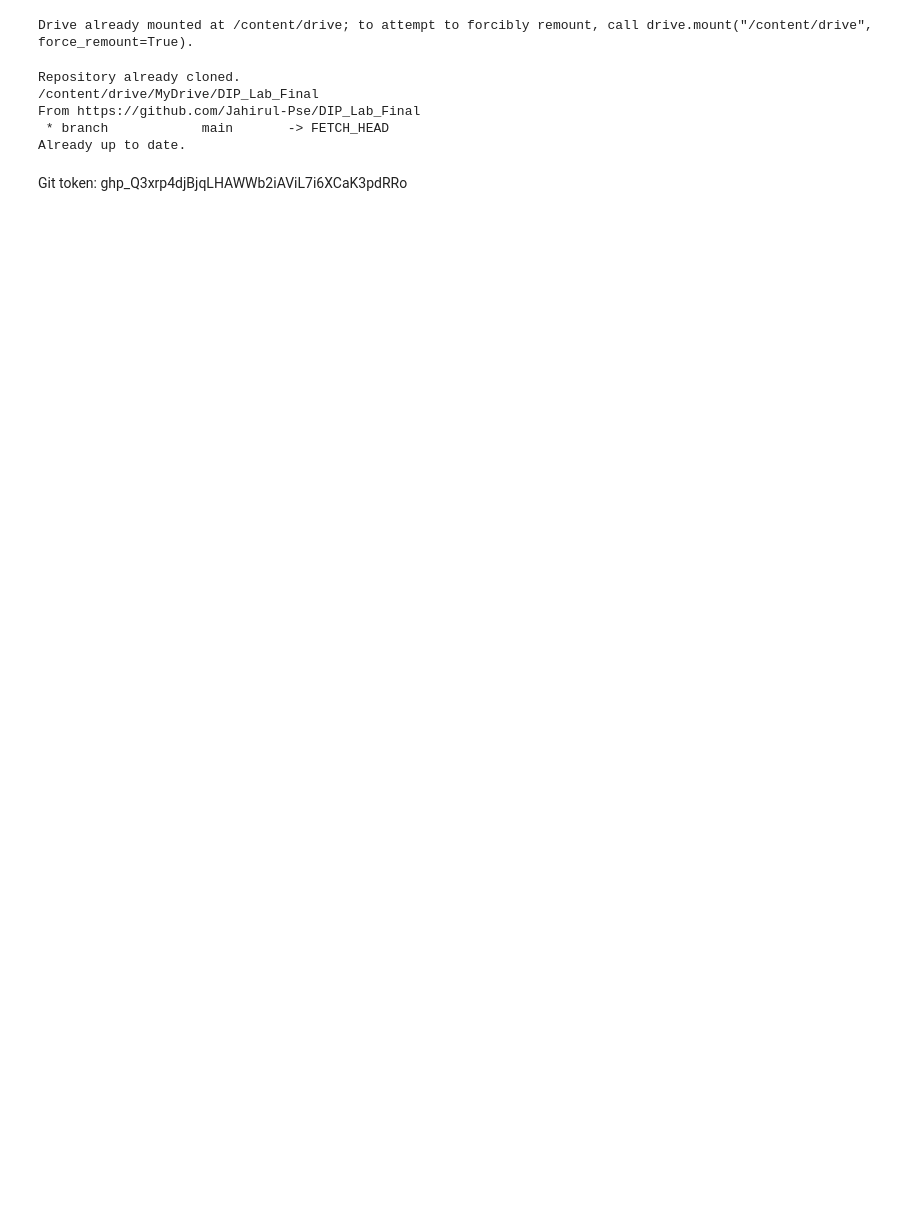
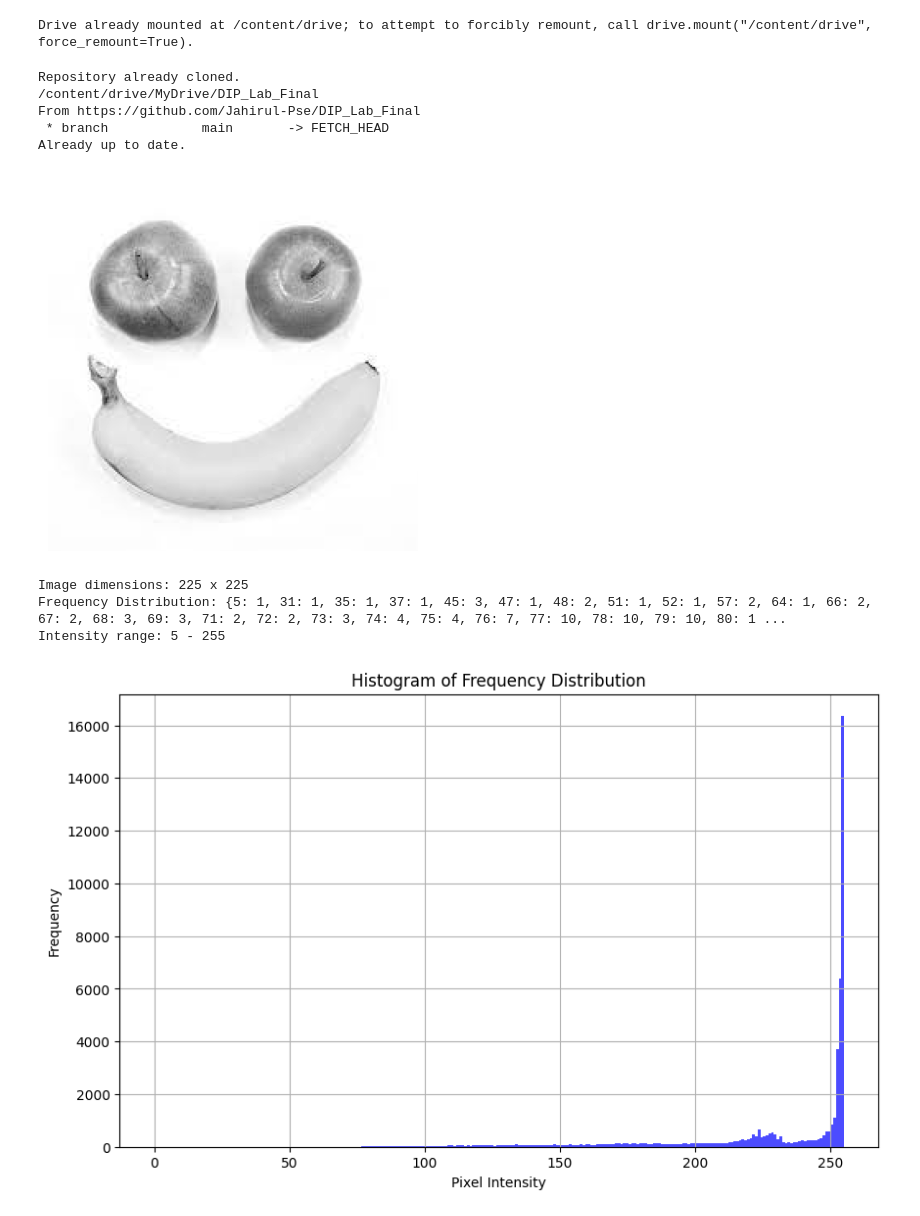
Before and after one commit to Jahirul-Pse/DIP_Lab_Final, a Jupyter notebook: LabFinal.ipynb, the cells around one changed output. Drawn from its saved outputs; the diff is of its cells as text; code cells hidden in the pictures; blank space fills up the shorter version.

Commit message:
Task 1: Image dimensions, frequency distribution, and intensity range

```diff
--- a/LabFinal.ipynb
+++ b/LabFinal.ipynb
@@ -23,6 +23,51 @@ Already up to date.
 # %%
 !git config user.name "Jahirul-Pse"
 !git config user.email "jahirulislam7820@gmail.com"
-# %% [markdown]
-Git token: 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
+# %%
+# Task 1: Image Dimension, Frequency Distribution, and Intensity Range
+from google.colab import drive
+import cv2
+import matplotlib.pyplot as plt
+import numpy as np
+
+# Loading the image
+image_path = '/content/drive/MyDrive/Lab_Final_images/DIP_Lab_task_01.png'
+image = cv2.imread(image_path, cv2.IMREAD_GRAYSCALE)
+
+# Displaying the image
+plt.imshow(image, cmap='gray')
+plt.axis('off')
+plt.show()
+
+# Image dimensions
+height, width = image.shape
+print(f"Image dimensions: {width} x {height}")
+
+# Frequency distribution of intensities
+flattened_image = image.flatten()
+unique, counts = np.unique(flattened_image, return_counts=True)
+frequency_distribution = dict(zip(unique, counts))
+
+# Printing frequency distribution
+print(f"Frequency Distribution: {frequency_distribution}")
+
+# Intensity range
+min_intensity = np.min(image)
+max_intensity = np.max(image)
+print(f"Intensity range: {min_intensity} - {max_intensity}")
+
+# Plotting the histogram for intensity distribution
+plt.figure(figsize=(10,6))
+plt.hist(flattened_image, bins=256, range=(0, 255), color='blue', alpha=0.7)
+plt.title("Histogram of Frequency Distribution")
+plt.xlabel("Pixel Intensity")
+plt.ylabel("Frequency")
+plt.grid(True)
+plt.show()
+# %% [output]
+[figure, added]
+Image dimensions: 225 x 225
+Frequency Distribution: {5: 1, 31: 1, 35: 1, 37: 1, 45: 3, 47: 1, 48: 2, 51: 1, 52: 1, 57: 2, 64: 1, 66: 2, 67: 2, 68: 3, 69: 3, 71: 2, 72: 2, 73: 3, 74: 4, 75: 4, 76: 7, 77: 10, 78: 10, 79: 10, 80: 1 ...
+Intensity range: 5 - 255
+[figure, added]
 # %%
```
Also changed, not shown: parts of 1 cell of this notebook.
